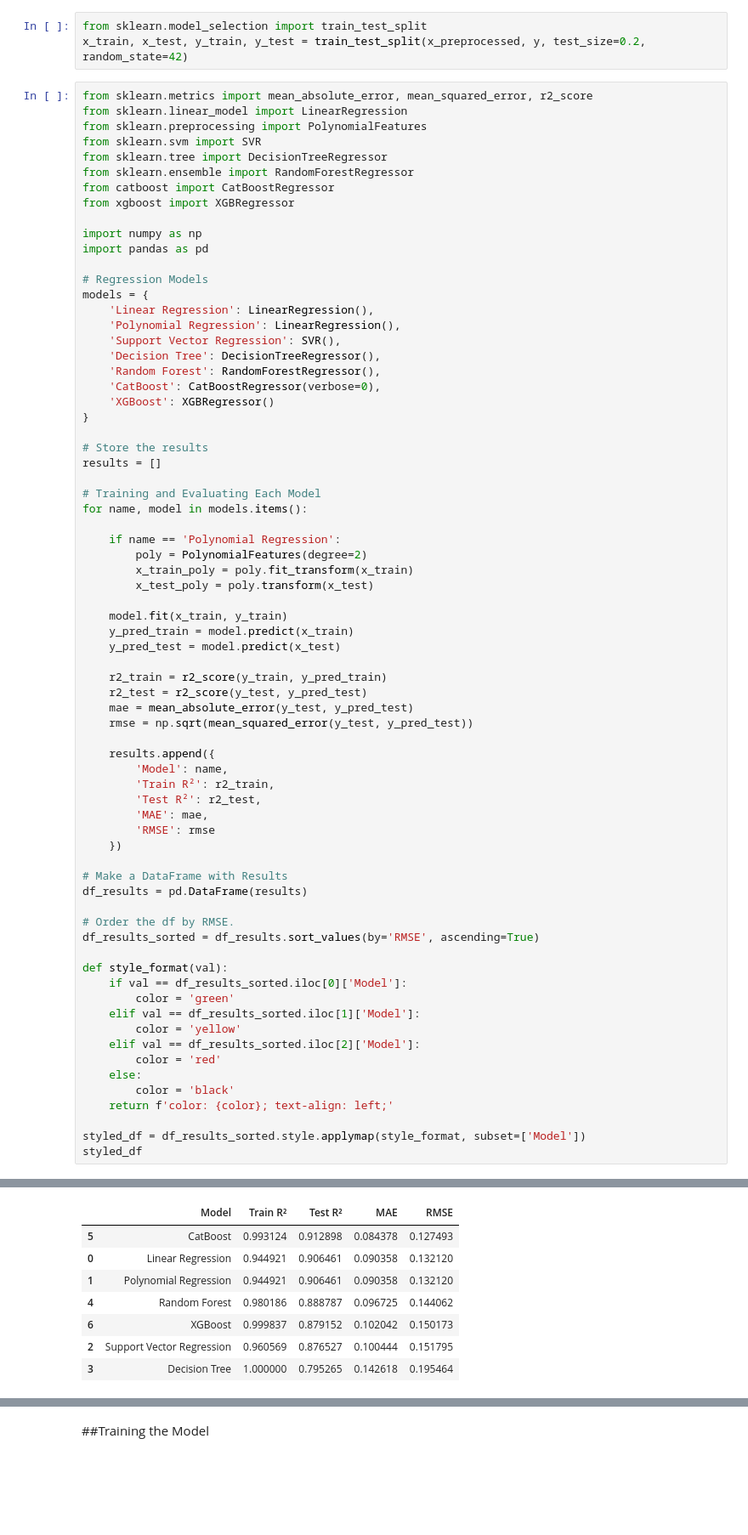
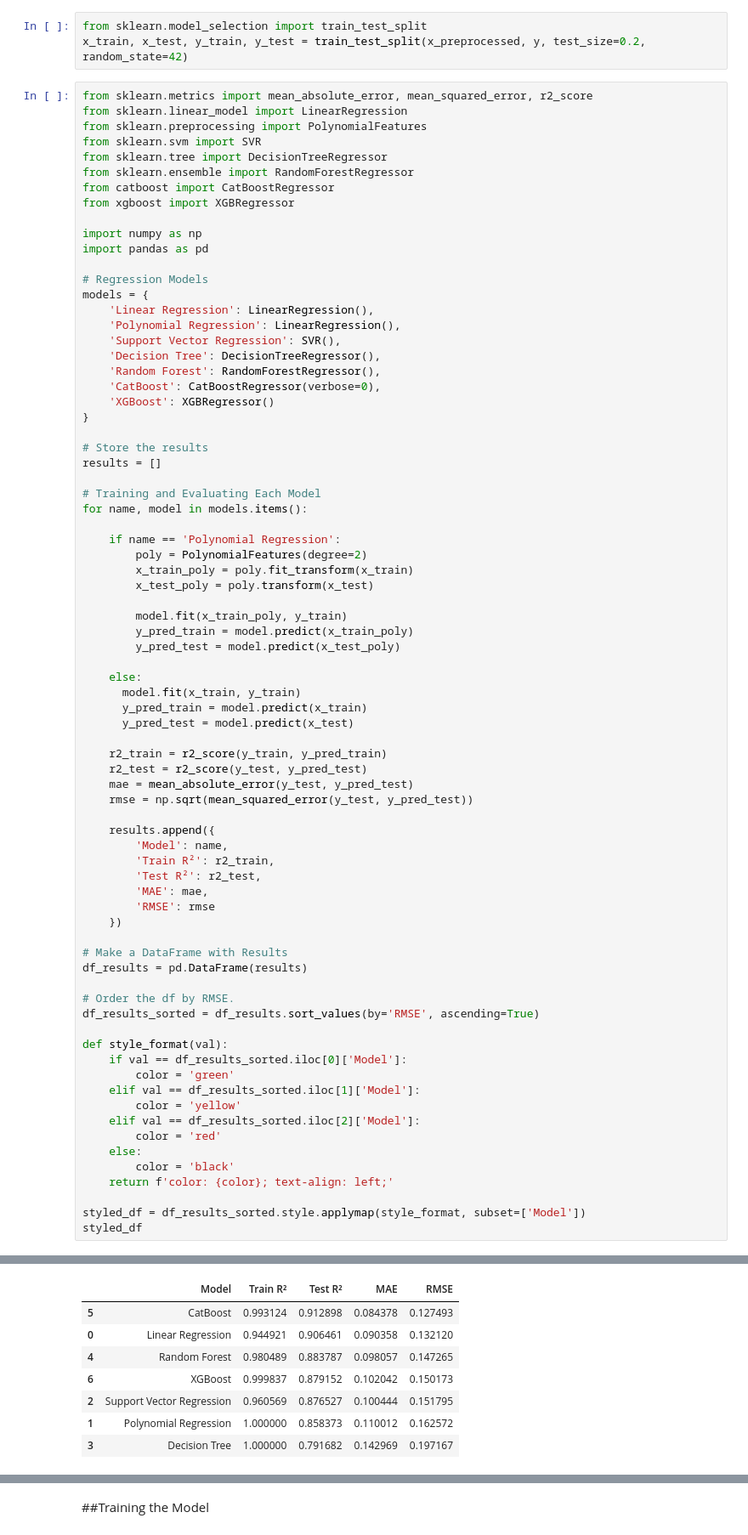
Before and after one commit to VictorHNascimento/Housing-Prices-Competition, a Jupyter notebook: House_Prices_Competition.ipynb, the cells around one changed output, grey strips where cells are left out. Shown: that part at 85% size. Drawn from its saved outputs; the diff is of its cells as text; blank space fills up the shorter version.

```diff
--- a/House_Prices_Competition.ipynb
+++ b/House_Prices_Competition.ipynb
@@ -347,9 +348,14 @@ for name, model in models.items():
         x_train_poly = poly.fit_transform(x_train)
         x_test_poly = poly.transform(x_test)
 
-    model.fit(x_train, y_train)
-    y_pred_train = model.predict(x_train)
-    y_pred_test = model.predict(x_test)
+        model.fit(x_train_poly, y_train)
+        y_pred_train = model.predict(x_train_poly)
+        y_pred_test = model.predict(x_test_poly)
+
+    else:
+      model.fit(x_train, y_train)
+      y_pred_train = model.predict(x_train)
+      y_pred_test = model.predict(x_test)
 
     r2_train = r2_score(y_train, y_pred_train)
     r2_test = r2_score(y_test, y_pred_test)
@@ -361,35 +367,35 @@ for name, model in models.items():
         'Train R²': r2_train,
         'Test R²': r2_test,
         'MAE': mae,
         'RMSE': rmse
     })
 
 # Make a DataFrame with Results
 df_results = pd.DataFrame(results)
 
 # Order the df by RMSE.
 df_results_sorted = df_results.sort_values(by='RMSE', ascending=True)
 
 def style_format(val):
     if val == df_results_sorted.iloc[0]['Model']:
         color = 'green'
     elif val == df_results_sorted.iloc[1]['Model']:
         color = 'yellow'
     elif val == df_results_sorted.iloc[2]['Model']:
         color = 'red'
     else:
         color = 'black'
     return f'color: {color}; text-align: left;'
 
 styled_df = df_results_sorted.style.applymap(style_format, subset=['Model'])
 styled_df
 # %% [output]
 Styler.applymap has been deprecated. Use Styler.map instead.
 |  | Model | Train R² | Test R² | MAE | RMSE |
 | 5 | CatBoost | 0.993124 | 0.912898 | 0.084378 | 0.127493 |
 | 0 | Linear Regression | 0.944921 | 0.906461 | 0.090358 | 0.132120 |
-| 1 | Polynomial Regression | 0.944921 | 0.906461 | 0.090358 | 0.132120 |
-| 4 | Random Forest | 0.980186 | 0.888787 | 0.096725 | 0.144062 |
+| 4 | Random Forest | 0.980489 | 0.883787 | 0.098057 | 0.147265 |
 | 6 | XGBoost | 0.999837 | 0.879152 | 0.102042 | 0.150173 |
 | 2 | Support Vector Regression | 0.960569 | 0.876527 | 0.100444 | 0.151795 |
-| 3 | Decision Tree | 1.000000 | 0.795265 | 0.142618 | 0.195464 |
+| 1 | Polynomial Regression | 1.000000 | 0.858373 | 0.110012 | 0.162572 |
+| 3 | Decision Tree | 1.000000 | 0.791682 | 0.142969 | 0.197167 |
```
Also changed, not shown: parts of 8 cells of this notebook, 1 other file.
